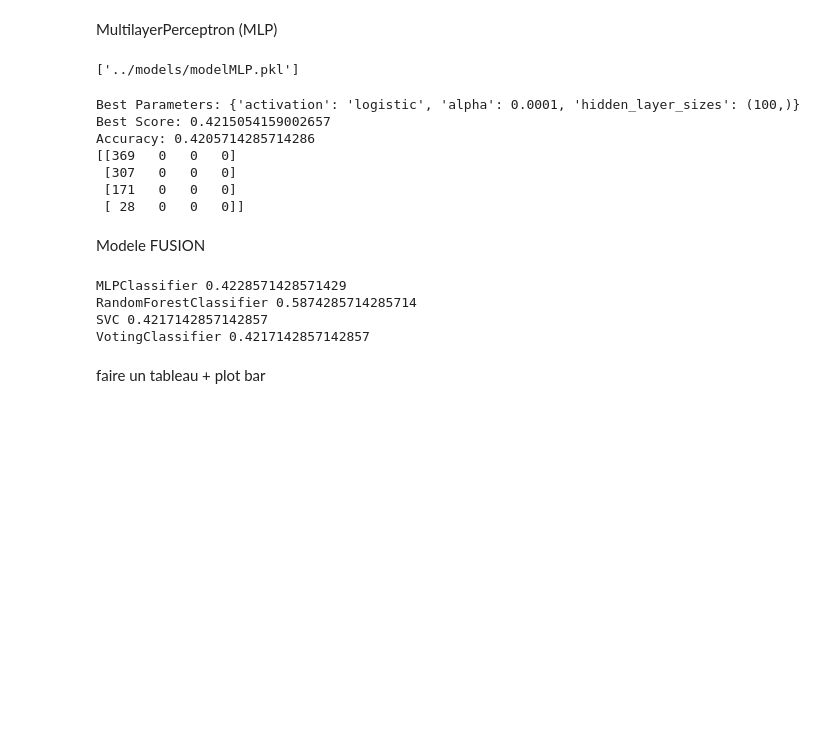
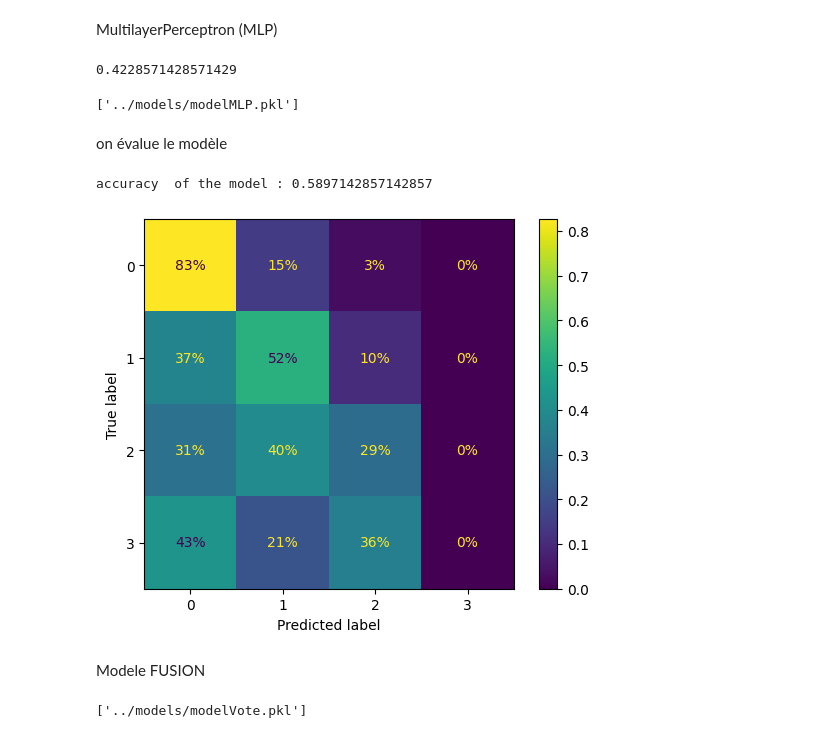
Before and after one commit to Epwo/ProjetA3-23, a Jupyter notebook: IA/supervisé/supervise_copy.ipynb, the cells around one changed output. Saved outputs shown, nothing was run; the diff lists cells and outputs as text; code cells hidden in the pictures; blank space fills up the shorter version.

```diff
--- a/IA/supervisé/supervise_copy.ipynb
+++ b/IA/supervisé/supervise_copy.ipynb
@@ -465,14 +453,13 @@ MultilayerPerceptron (MLP)
 import pandas as pd
 from sklearn.neural_network import MLPClassifier
 from sklearn.model_selection import train_test_split, GridSearchCV
+import joblib
 
-# Étape 1: Sélectionner les colonnes des caractéristiques (X) et la colonne cible (y)
+#Sélectionner les colonnes des caractéristiques (X) et la colonne cible (y)
 
 df = pd.read_csv("../dfClean.csv")
 df = df.sample(frac=0.06, random_state=16)
-
-# Step 3: Store the sampled portion in a new DataFrame
-df.reset_index(drop=True, inplace=True)  # Reset index if needed
+df.reset_index(drop=True, inplace=True)
 
 
 
@@ -482,57 +469,53 @@ target_column = 'descr_grav'
 X = df[feature_columns]
 y = df[target_column]
 
-# Étape 2: Fractionner les données en ensembles d'entraînement et de test
+#separer les données en ensembles d'entraînement et de test
 X_train, X_test, y_train, y_test = train_test_split(X, y, test_size=0.2, random_state=16)
 
-# Étape 3: Définir le classifieur MLP
+# init le classifieur MLP
 mlp = MLPClassifier()
 
-# Étape 4: Définir la grille de paramètres pour GridSearchCV
+# definir les parametres de gridsearch
 param_grid = {
     'hidden_layer_sizes': [(50,), (100,), (200,)],
     'activation': ['relu', 'tanh', 'logistic'],
     'alpha': [0.0001, 0.001, 0.01]
 }
 
-# Étape 5: Créer un objet GridSearchCV
+# créer un objet GridSearchCV
 grid_search = GridSearchCV(mlp, param_grid, scoring='accuracy')
 
-# Étape 6: Adapter l'objet GridSearchCV aux données d'entraînement
+# entrainement ( fitting )
 grid_search.fit(X_train, y_train)
 
-# Étape 7: Obtenir les meilleurs paramètres et le meilleur score
+# on recupere les meilleurs paramètres et le meilleur score
 best_params = grid_search.best_params_
 best_score = grid_search.best_score_
 
-# Étape 8: Entraîner le modèle MLP avec les meilleurs paramètres
+# on entraine le nouveau modèle MLP avec les meilleurs paramètres
 best_mlp = MLPClassifier(**best_params)
 best_mlp.fit(X_train, y_train)
 
-# Étape 9: Évaluer le modèle sur les données de test
+# evaluation du nouveau modèle
 accuracy = best_mlp.score(X_test, y_test)
+
+print(accuracy)
+
+#on le sauvegarde
+joblib.dump(best_mlp,"../models/modelMLP.pkl")
+# %% [output]
+0.4228571428571429
+['../models/modelMLP.pkl']
-# %%
-import joblib
-
-joblib.dump(best_mlp,"../models/modelMLP.pkl")
-# %% [output]
-['../models/modelMLP.pkl']
-# %%
-# Print the best parameters, best score, and accuracy
-print("Best Parameters:", best_params)
-print("Best Score:", best_score)
-print("Accuracy:", accuracy)
-best_model = grid_search.best_estimator_
-ypred = best_model.predict(X_test)
-print(confusion_matrix(y_test,ypred))
-# %% [output]
-Best Parameters: {'activation': 'logistic', 'alpha': 0.0001, 'hidden_layer_sizes': (100,)}
-Best Score: 0.4215054159002657
-Accuracy: 0.4205714285714286
-[[369   0   0   0]
- [307   0   0   0]
- [171   0   0   0]
- [ 28   0   0   0]]
+# %% [markdown]
+on évalue le modèle
+# %%
+import matplotlib.pyplot  as plt
+model = joblib.load("../models/modelRF.pkl")
+acc = evaluation(model,X_test,y_test)
+print(f"accuracy  of the model : {acc[3]}")
+# %% [output]
+accuracy  of the model : 0.5897142857142857
+[figure, added]
 # %% [markdown]
 Modele FUSION
 # %%
@@ -551,13 +531,12 @@ model_4 = VotingClassifier([('MLP',model_1),
      ('SVC',model_3)],
      voting='hard')
 
+listScore = []
+
 for model in (model_1,model_2,model_3,model_4):
     model.fit(X_train,y_train)
-    print(model.__class__.__name__,model.score(X_test,y_test))
+    listScore.append([model.__class__.__name__,model.score(X_test,y_test) ])
+
+joblib.dump(best_mlp,"../models/modelVote.pkl")
 # %% [output]
-MLPClassifier 0.4228571428571429
-RandomForestClassifier 0.5874285714285714
-SVC 0.4217142857142857
-VotingClassifier 0.4217142857142857
+['../models/modelVote.pkl']
-# %% [markdown]
-faire un tableau + plot bar
```
Also changed, not shown: parts of 36 cells of this notebook, 4 other files.
